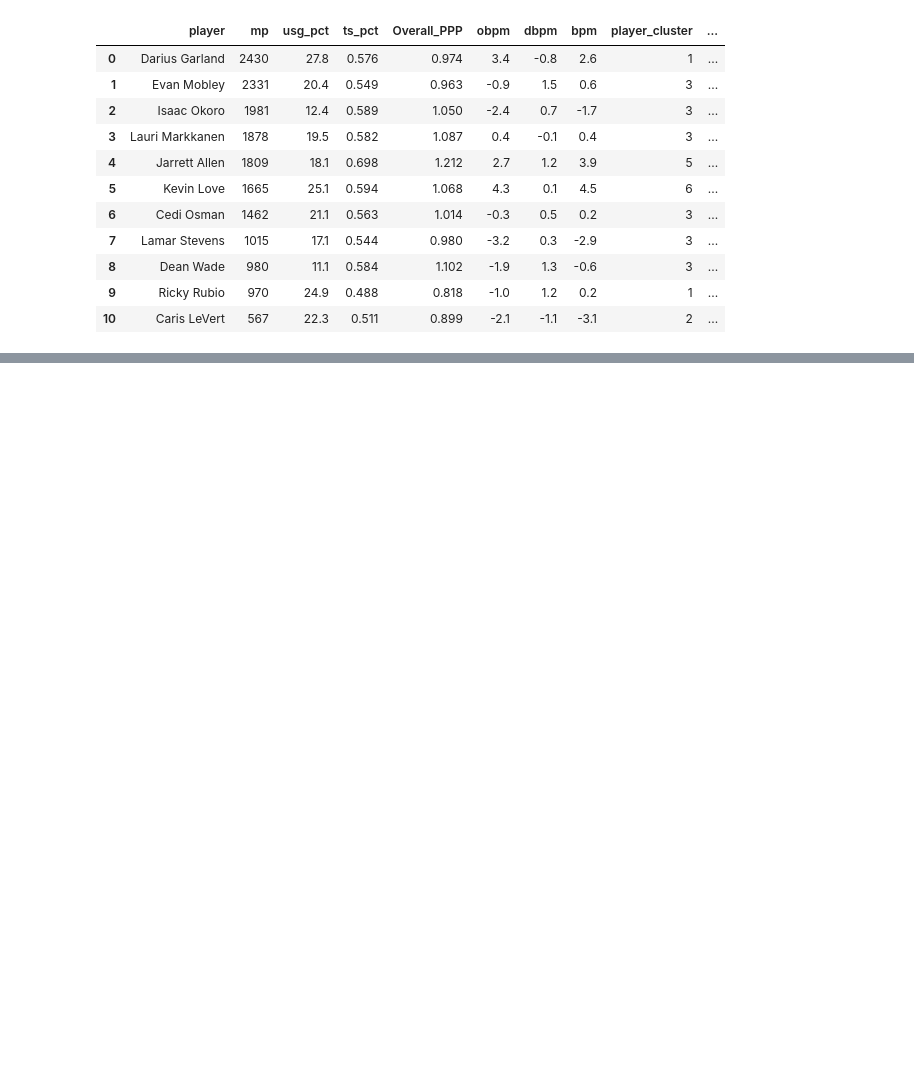
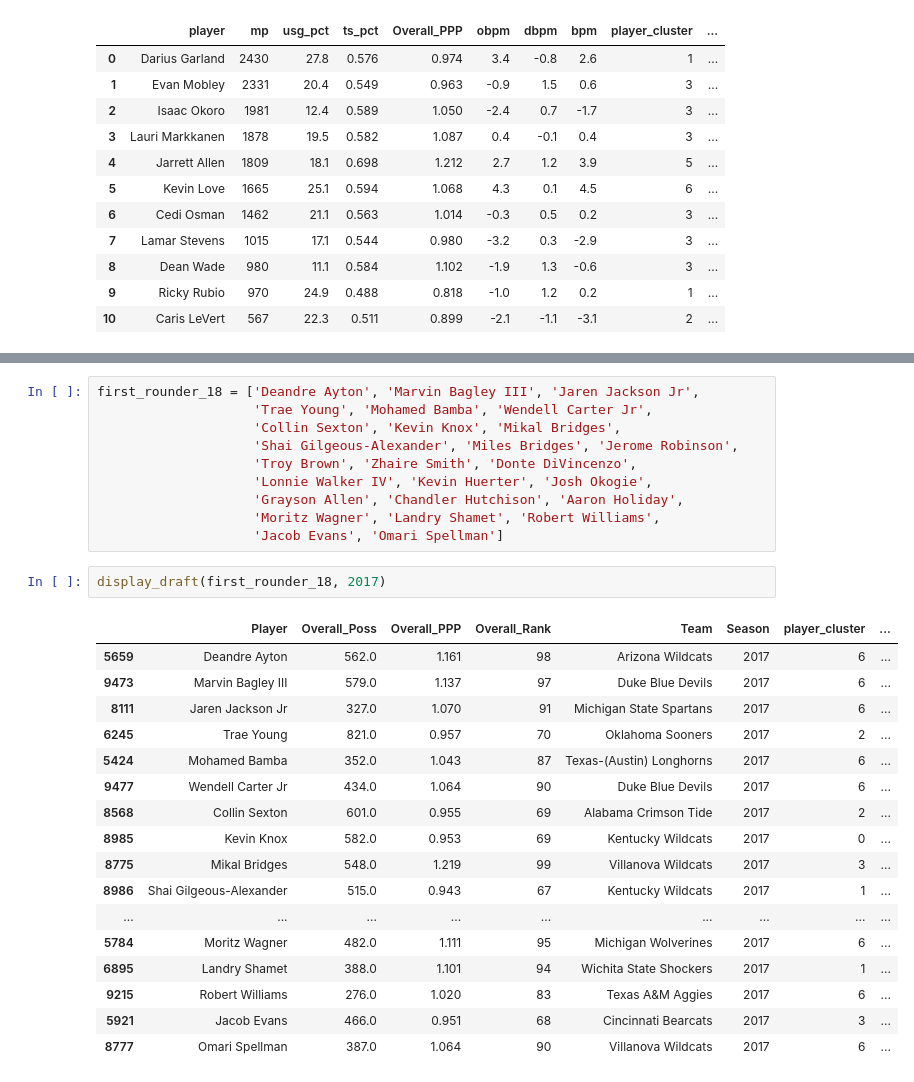
Before and after one commit to xulianrenzoku/synergy_clustering, a Jupyter notebook: nba_draft_22_materials.ipynb, the cells around one changed output, grey strips where cells are left out. Drawn from its saved outputs; the diff is of its cells as text; blank space fills up the shorter version.

```diff
--- a/nba_draft_22_materials.ipynb
+++ b/nba_draft_22_materials.ipynb
@@ -378,0 +562,30 @@ display_team_distribution('Cleveland Cavaliers')
+# %%
+first_rounder_18 = ['Deandre Ayton', 'Marvin Bagley III', 'Jaren Jackson Jr',
+                    'Trae Young', 'Mohamed Bamba', 'Wendell Carter Jr',
+                    'Collin Sexton', 'Kevin Knox', 'Mikal Bridges',
+                    'Shai Gilgeous-Alexander', 'Miles Bridges', 'Jerome Robinson',
+                    'Troy Brown', 'Zhaire Smith', 'Donte DiVincenzo',
+                    'Lonnie Walker IV', 'Kevin Huerter', 'Josh Okogie',
+                    'Grayson Allen', 'Chandler Hutchison', 'Aaron Holiday',
+                    'Moritz Wagner', 'Landry Shamet', 'Robert Williams',
+                    'Jacob Evans', 'Omari Spellman']
+# %%
+display_draft(first_rounder_18, 2017)
+# %% [output]
+|  | Player | Overall_Poss | Overall_PPP | Overall_Rank | Team | Season | player_cluster | ... |
+| 5659 | Deandre Ayton | 562.0 | 1.161 | 98 | Arizona Wildcats | 2017 | 6 | ... |
+| 9473 | Marvin Bagley III | 579.0 | 1.137 | 97 | Duke Blue Devils | 2017 | 6 | ... |
+| 8111 | Jaren Jackson Jr | 327.0 | 1.070 | 91 | Michigan State Spartans | 2017 | 6 | ... |
+| 6245 | Trae Young | 821.0 | 0.957 | 70 | Oklahoma Sooners | 2017 | 2 | ... |
+| 5424 | Mohamed Bamba | 352.0 | 1.043 | 87 | Texas-(Austin) Longhorns | 2017 | 6 | ... |
+| 9477 | Wendell Carter Jr | 434.0 | 1.064 | 90 | Duke Blue Devils | 2017 | 6 | ... |
+| 8568 | Collin Sexton | 601.0 | 0.955 | 69 | Alabama Crimson Tide | 2017 | 2 | ... |
+| 8985 | Kevin Knox | 582.0 | 0.953 | 69 | Kentucky Wildcats | 2017 | 0 | ... |
+| 8775 | Mikal Bridges | 548.0 | 1.219 | 99 | Villanova Wildcats | 2017 | 3 | ... |
+| 8986 | Shai Gilgeous-Alexander | 515.0 | 0.943 | 67 | Kentucky Wildcats | 2017 | 1 | ... |
+| ... | ... | ... | ... | ... | ... | ... | ... | ... |
+| 5784 | Moritz Wagner | 482.0 | 1.111 | 95 | Michigan Wolverines | 2017 | 6 | ... |
+| 6895 | Landry Shamet | 388.0 | 1.101 | 94 | Wichita State Shockers | 2017 | 1 | ... |
+| 9215 | Robert Williams | 276.0 | 1.020 | 83 | Texas A&M Aggies | 2017 | 6 | ... |
+| 5921 | Jacob Evans | 466.0 | 0.951 | 68 | Cincinnati Bearcats | 2017 | 3 | ... |
+| 8777 | Omari Spellman | 387.0 | 1.064 | 90 | Villanova Wildcats | 2017 | 6 | ... |
```
Also changed, not shown: parts of 26 cells of this notebook.
